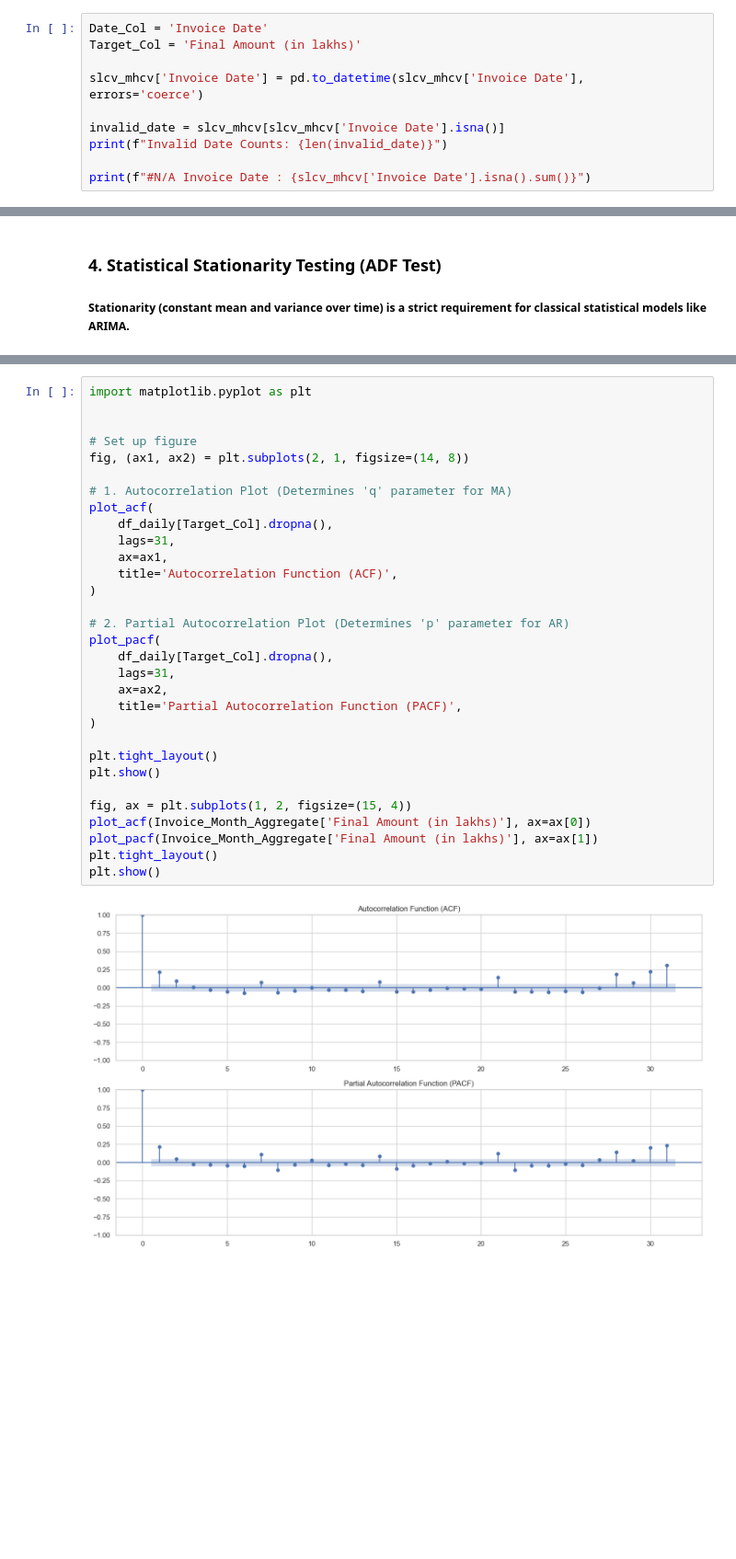
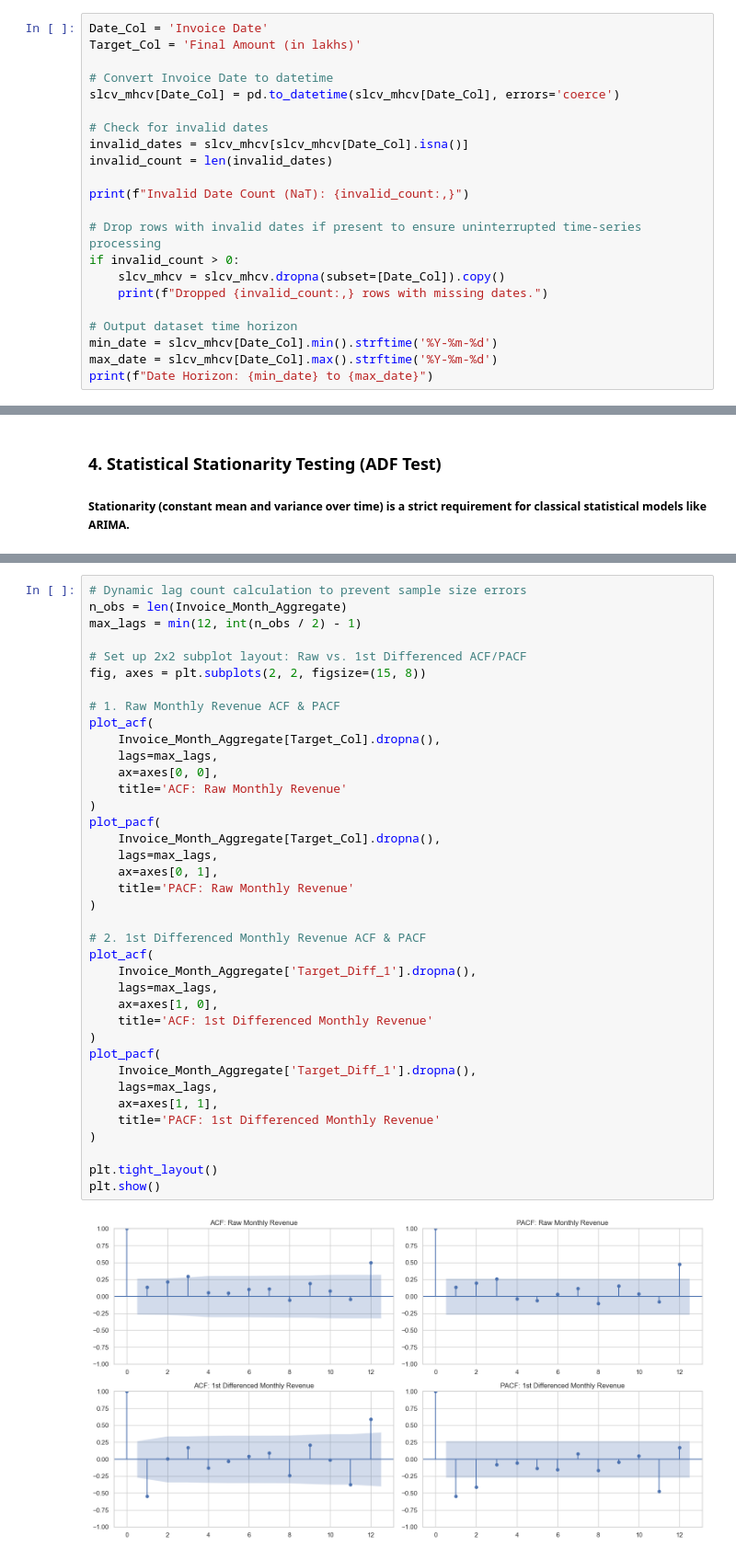
Before and after one commit to mkp-data-analyst/P2_SALES_FORECASTING, a Jupyter notebook: REPORT_2.ipynb, the cells around one changed output, grey strips where cells are left out. Shown at 92% size. Cells and saved outputs as stored; diff of their text form; blank space fills up the shorter version.

```diff
--- a/REPORT_2.ipynb
+++ b/REPORT_2.ipynb
@@ -59,10 +209,22 @@ Index(['TM Fiscal Year', 'BU', 'Region', 'State', 'Retailer District', 'City',
 Date_Col = 'Invoice Date'
 Target_Col = 'Final Amount (in lakhs)'
 
-slcv_mhcv['Invoice Date'] = pd.to_datetime(slcv_mhcv['Invoice Date'], errors='coerce')
+# Convert Invoice Date to datetime
+slcv_mhcv[Date_Col] = pd.to_datetime(slcv_mhcv[Date_Col], errors='coerce')
 
-invalid_date = slcv_mhcv[slcv_mhcv['Invoice Date'].isna()]
-print(f"Invalid Date Counts: {len(invalid_date)}")
+# Check for invalid dates
+invalid_dates = slcv_mhcv[slcv_mhcv[Date_Col].isna()]
+invalid_count = len(invalid_dates)
 
-print(f"#N/A Invoice Date : {slcv_mhcv['Invoice Date'].isna().sum()}")
+print(f"Invalid Date Count (NaT): {invalid_count:,}")
+
+# Drop rows with invalid dates if present to ensure uninterrupted time-series processing
+if invalid_count > 0:
+    slcv_mhcv = slcv_mhcv.dropna(subset=[Date_Col]).copy()
+    print(f"Dropped {invalid_count:,} rows with missing dates.")
+
+# Output dataset time horizon
+min_date = slcv_mhcv[Date_Col].min().strftime('%Y-%m-%d')
+max_date = slcv_mhcv[Date_Col].max().strftime('%Y-%m-%d')
+print(f"Date Horizon: {min_date} to {max_date}")
 # %% [output]
@@ -246,34 +365,41 @@ Result: Series is STATIONARY (p < 0.05)
 # %%
-import matplotlib.pyplot as plt
+# Dynamic lag count calculation to prevent sample size errors
+n_obs = len(Invoice_Month_Aggregate)
+max_lags = min(12, int(n_obs / 2) - 1)
 
+# Set up 2x2 subplot layout: Raw vs. 1st Differenced ACF/PACF
+fig, axes = plt.subplots(2, 2, figsize=(15, 8))
 
-# Set up figure
-fig, (ax1, ax2) = plt.subplots(2, 1, figsize=(14, 8))
-
-# 1. Autocorrelation Plot (Determines 'q' parameter for MA)
+# 1. Raw Monthly Revenue ACF & PACF
 plot_acf(
-    df_daily[Target_Col].dropna(),
-    lags=31,
-    ax=ax1,
-    title='Autocorrelation Function (ACF)',
+    Invoice_Month_Aggregate[Target_Col].dropna(),
+    lags=max_lags,
+    ax=axes[0, 0],
+    title='ACF: Raw Monthly Revenue'
+)
+plot_pacf(
+    Invoice_Month_Aggregate[Target_Col].dropna(),
+    lags=max_lags,
+    ax=axes[0, 1],
+    title='PACF: Raw Monthly Revenue'
 )
 
-# 2. Partial Autocorrelation Plot (Determines 'p' parameter for AR)
+# 2. 1st Differenced Monthly Revenue ACF & PACF
+plot_acf(
+    Invoice_Month_Aggregate['Target_Diff_1'].dropna(),
+    lags=max_lags,
+    ax=axes[1, 0],
+    title='ACF: 1st Differenced Monthly Revenue'
+)
 plot_pacf(
-    df_daily[Target_Col].dropna(),
-    lags=31,
-    ax=ax2,
-    title='Partial Autocorrelation Function (PACF)',
+    Invoice_Month_Aggregate['Target_Diff_1'].dropna(),
+    lags=max_lags,
+    ax=axes[1, 1],
+    title='PACF: 1st Differenced Monthly Revenue'
 )
 
 plt.tight_layout()
 plt.show()
-
-fig, ax = plt.subplots(1, 2, figsize=(15, 4))
-plot_acf(Invoice_Month_Aggregate['Final Amount (in lakhs)'], ax=ax[0])
-plot_pacf(Invoice_Month_Aggregate['Final Amount (in lakhs)'], ax=ax[1])
-plt.tight_layout()
-plt.show()
 # %% [output]
-[figure, old version]
+[figure, new version]
 # %%
```
Also changed, not shown: parts of 24 cells of this notebook.
